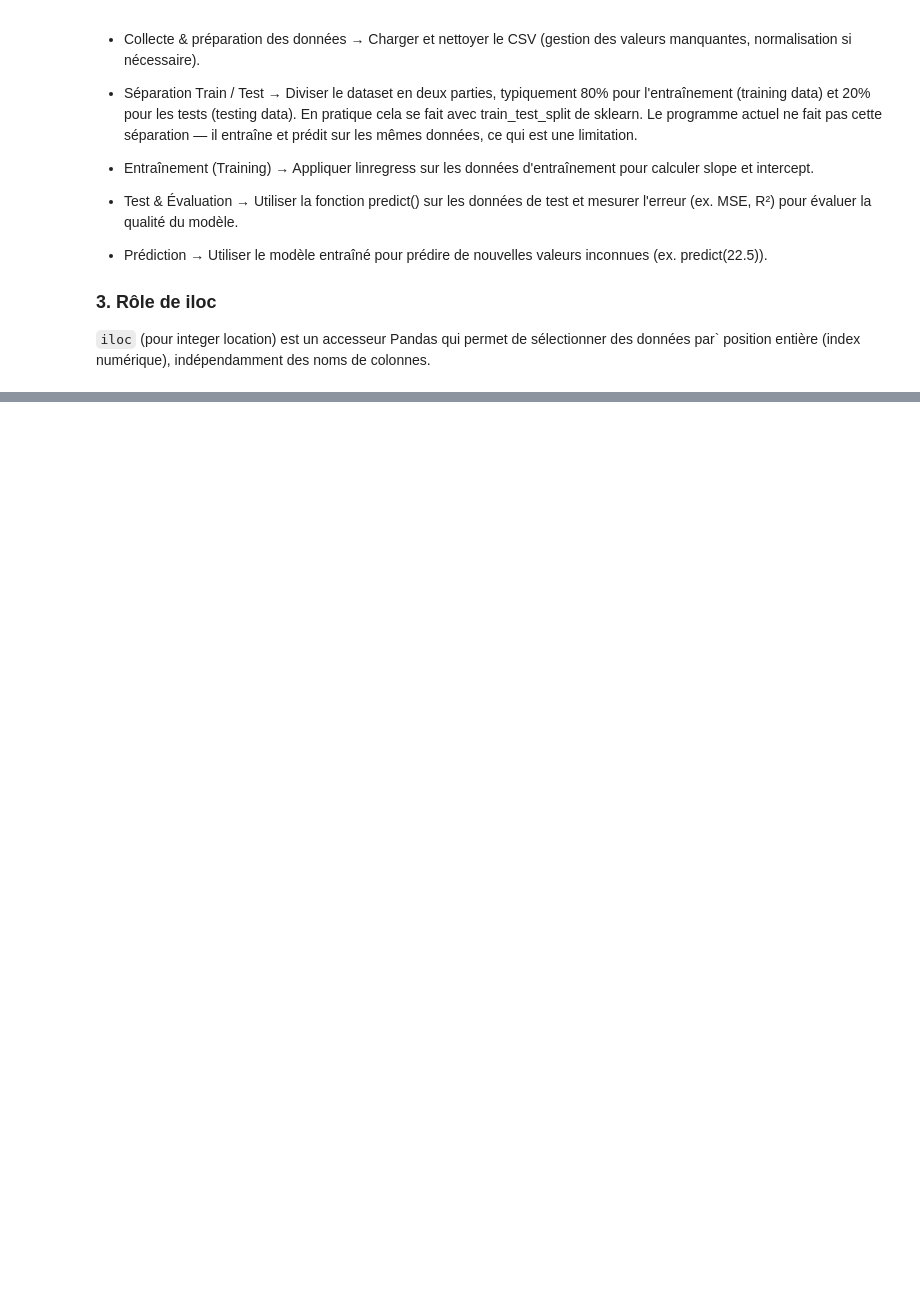
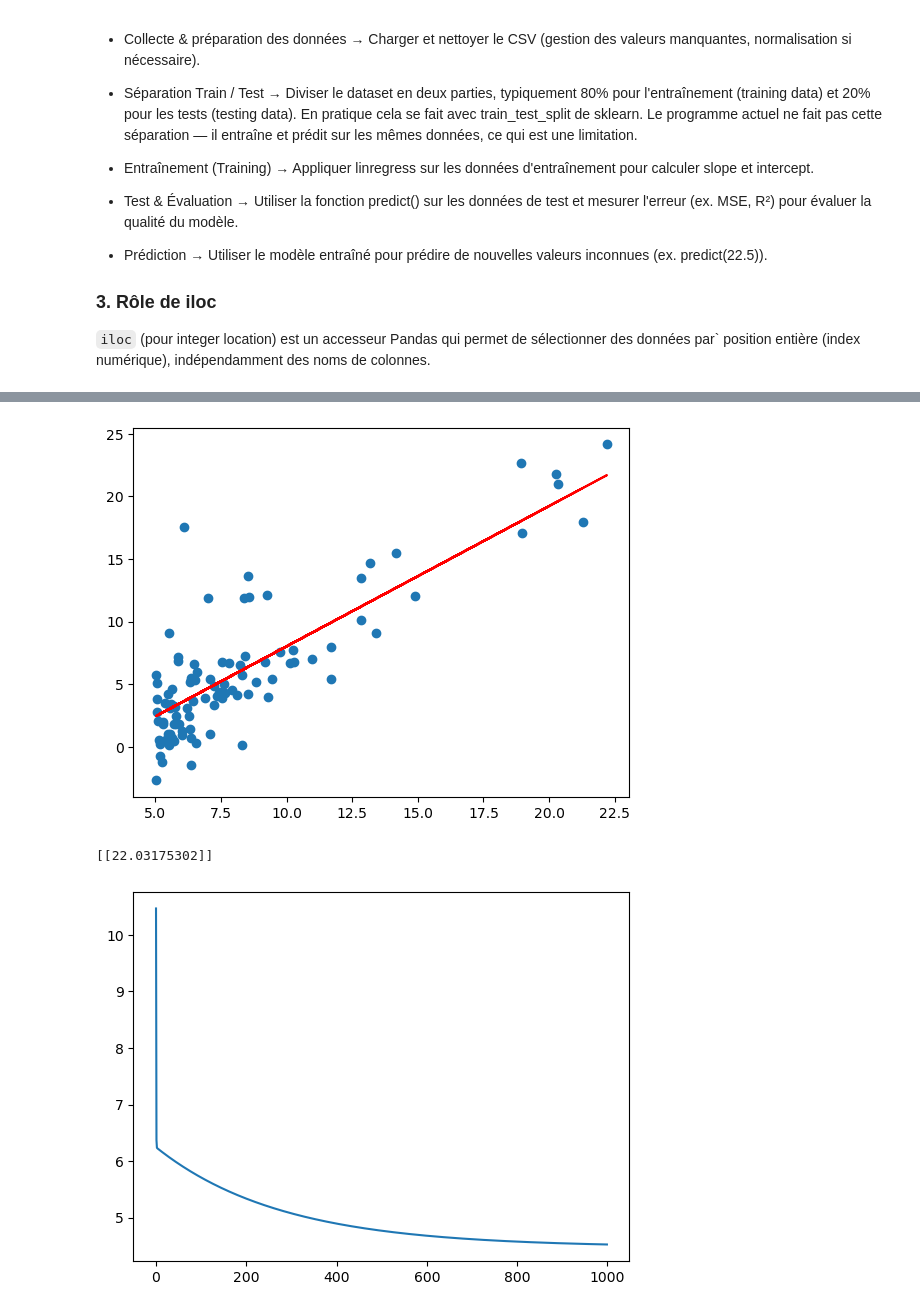
Before and after one commit to mal0101/ML-coursework, a Jupyter notebook: TP2/tp2.ipynb, the cells around one changed output, grey strips where cells are left out. Saved outputs shown, nothing was run; the diff lists cells and outputs as text; code cells hidden in the pictures; blank space fills up the shorter version.

```diff
--- a/TP2/tp2.ipynb
+++ b/TP2/tp2.ipynb
@@ -70,0 +109,16 @@ print(predict(22.5))
+# %%
+def f(X,theta):
+    return X.dot(theta)
+
+def erreur_somme_des_distances(X,y,theta):
+    m = len(y)
+    return (1/(2*m))*np.sum((f(X,theta)-y)**2)
+def gradient(X,y,theta):
+    m = len(y)
+    return (1/m)*X.T.dot(f(X,theta)-y)
+def gradient_descent(X,y,theta,learning_rate,n_iterations):
+    historique_des_erreurs = np.zeros(n_iterations)
+    for i in range(n_iterations):
+        theta = theta - learning_rate*gradient(X,y,theta)
+        historique_des_erreurs[i] = erreur_somme_des_distances(X,y,theta)
+    return theta, historique_des_erreurs
@@ -70,0 +134,11 @@ print(predict(22.5))
+# %%
+plt.scatter(x,y)
+plt.plot(x,predictions,color='red')
+plt.show()
+plt.figure()
+plt.plot(range(n_iterations),historique_des_erreurs)
+print(f(np.array([[22.5,1]]),theta))
+# %% [output]
+[figure, added]
+[[22.03175302]]
+[figure, added]
```
Also changed, not shown: parts of 13 cells of this notebook.
